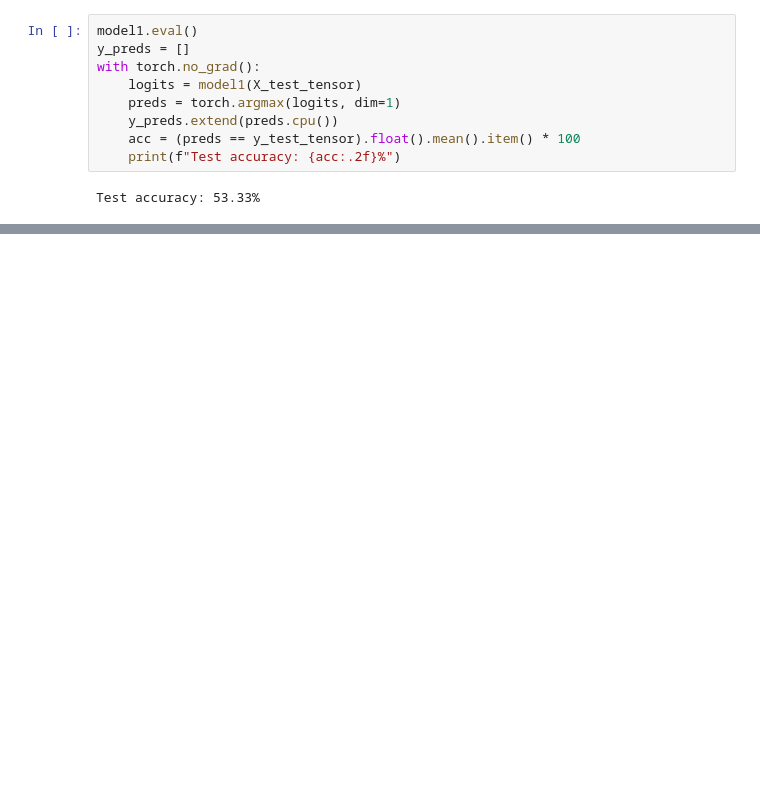
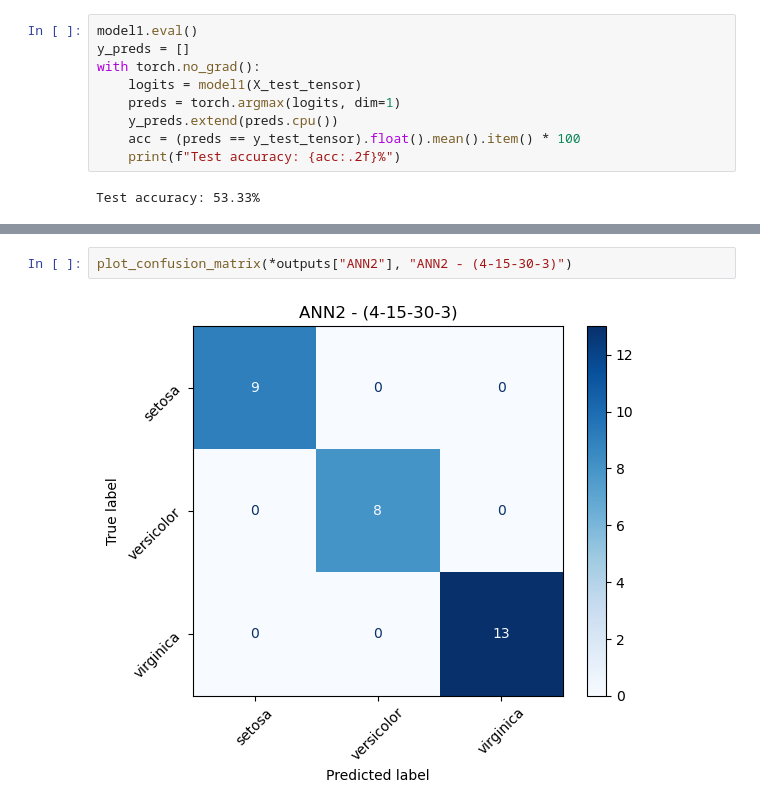
Before and after one commit to Param302/ML-Practice, a Jupyter notebook: Iris_ANN.ipynb, the cells around one changed output, grey strips where cells are left out. Cells and saved outputs as stored; diff of their text form; blank space fills up the shorter version.

```diff
--- a/Iris_ANN.ipynb
+++ b/Iris_ANN.ipynb
@@ -278,0 +445,4 @@ weighted avg       0.37      0.53      0.41        30
+# %%
+plot_confusion_matrix(*outputs["ANN2"], "ANN2 - (4-15-30-3)")
+# %% [output]
+[figure, added]
```
Also changed, not shown: parts of 17 cells of this notebook.
